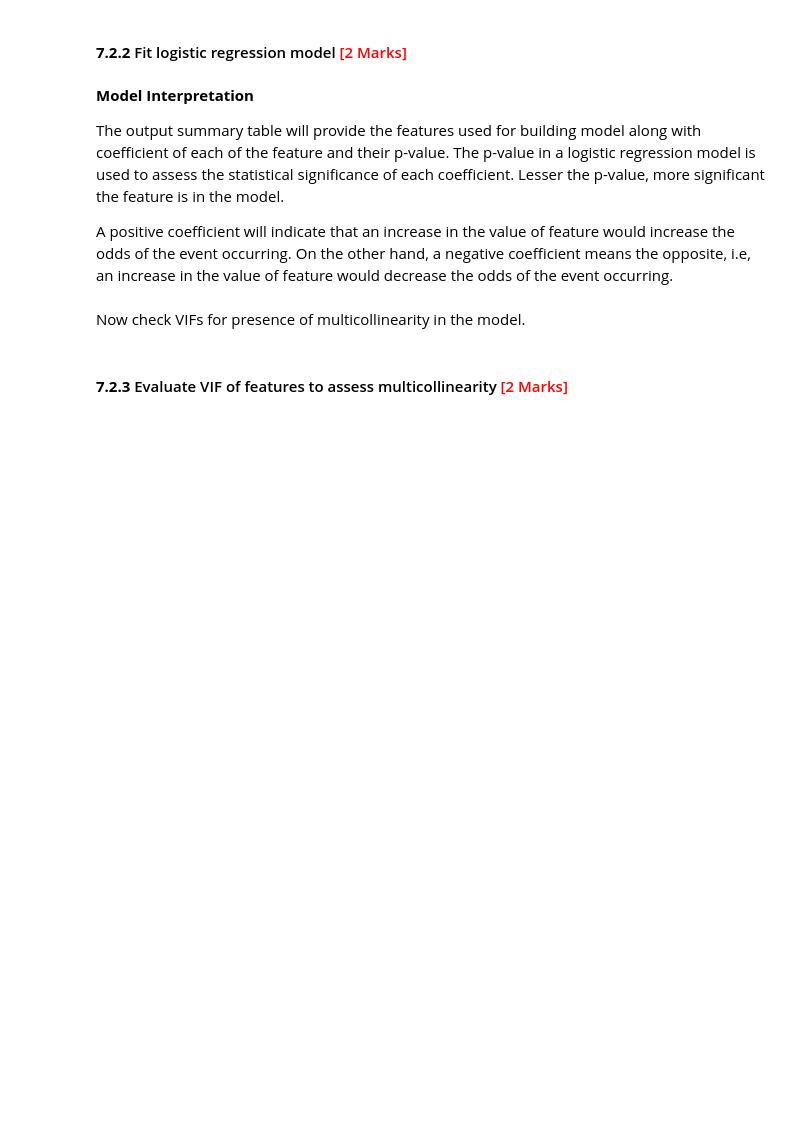
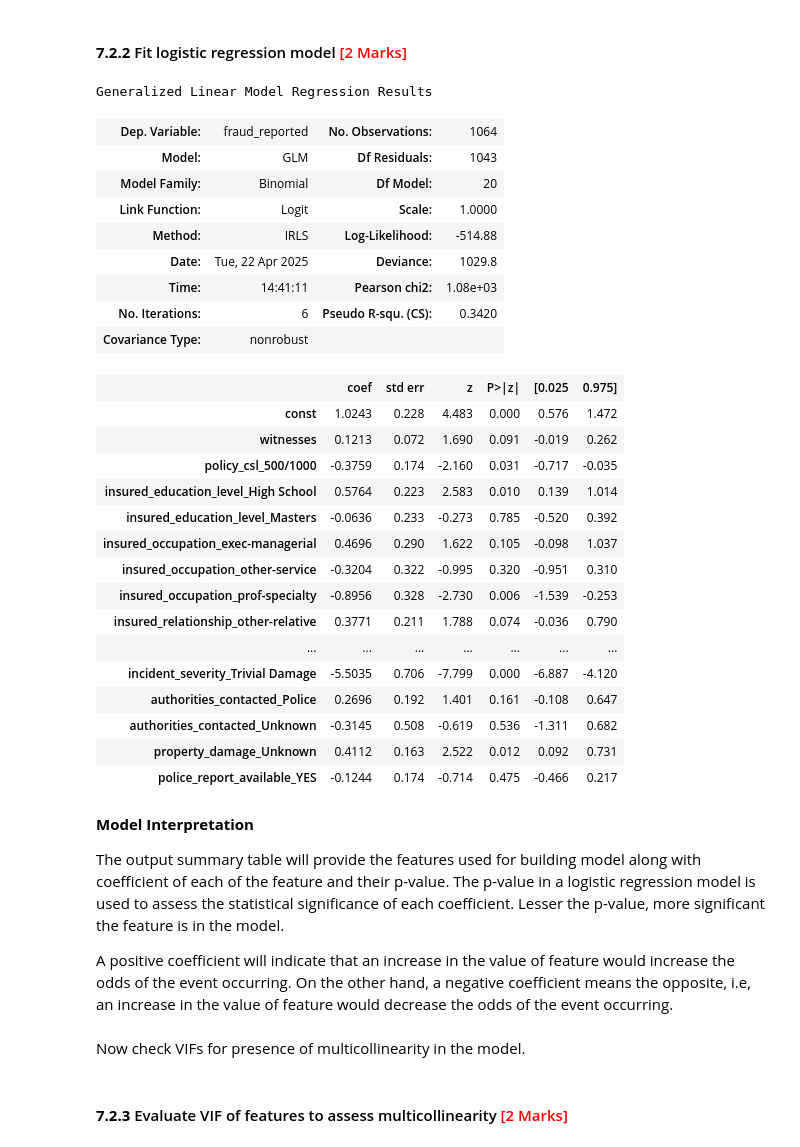
Before and after one commit to sunilkumarrudragada/Fraudulent_Claim_Detection, a Jupyter notebook: fraudulent_Claim_Detection.ipynb, the cells around one changed output. Drawn from its saved outputs; the diff is of its cells as text; code cells hidden in the pictures; blank space fills up the shorter version.

```diff
--- a/fraudulent_Claim_Detection.ipynb
+++ b/fraudulent_Claim_Detection.ipynb
@@ -1270,0 +1273,11 @@ Identify and select the most relevant features for building a logistic regressio
+# %%
+# Apply RFECV to identify the most relevant features
+log_reg=LogisticRegression(random_state=42)
+rfecv=RFECV(
+   estimator=log_reg,
+   step=1,
+   cv=StratifiedKFold(n_splits=5, shuffle=True, random_state=42),
+   scoring='accuracy',
+   min_features_to_select=20
+)
+rfecv.fit(X_train, y_train)
@@ -1274,3 +1315,5 @@ Identify and select the most relevant features for building a logistic regressio
 #### **7.1.2** Retain the selected features <font color="red">[1 Mark]</font>
 # %%
 # Put columns selected by RFECV into variable 'col'
+col=X_train.columns[rfecv.support_].tolist()
+print(f'list of columns {col}')
@@ -1281,3 +1326,5 @@ After selecting the optimal features using RFECV, utilise these features to buil
 #### **7.2.1** Select relevant features and add constant in training data <font color="red">[1 Mark]</font>
 # %%
 # Select only the columns selected by RFECV
+X_train_selected=X_train[col]
+X_train_selected.head()
@@ -1284,4 +1338,6 @@ After selecting the optimal features using RFECV, utilise these features to buil
 # %%
 # Import statsmodels and add constant
-
+import statsmodels.api as sm
+X_train_selected_constant=sm.add_constant(X_train_selected)
 # Check the data
+X_train_selected_constant.head()
@@ -1289,6 +1352,36 @@ After selecting the optimal features using RFECV, utilise these features to buil
 #### **7.2.2** Fit logistic regression model <font color="red">[2 Marks]</font>
 # %%
 # Fit a logistic Regression model on X_train after adding a constant and output the summary
+X_train_selected_constant=X_train_selected_constant.astype('float64')
+logm1 = sm.GLM(y_train, X_train_selected_constant, family = sm.families.Binomial())
+logm1.fit().summary()
+# %% [output]
+Generalized Linear Model Regression Results
+| Dep. Variable: | fraud_reported | No. Observations: | 1064 |
+| Model: | GLM | Df Residuals: | 1043 |
+| Model Family: | Binomial | Df Model: | 20 |
+| Link Function: | Logit | Scale: | 1.0000 |
+| Method: | IRLS | Log-Likelihood: | -514.88 |
+| Date: | Tue, 22 Apr 2025 | Deviance: | 1029.8 |
+| Time: | 14:41:11 | Pearson chi2: | 1.08e+03 |
+| No. Iterations: | 6 | Pseudo R-squ. (CS): | 0.3420 |
+| Covariance Type: | nonrobust |  |  |
+|  | coef | std err | z | P>|z| | [0.025 | 0.975] |
+| const | 1.0243 | 0.228 | 4.483 | 0.000 | 0.576 | 1.472 |
+| witnesses | 0.1213 | 0.072 | 1.690 | 0.091 | -0.019 | 0.262 |
+| policy_csl_500/1000 | -0.3759 | 0.174 | -2.160 | 0.031 | -0.717 | -0.035 |
+| insured_education_level_High School | 0.5764 | 0.223 | 2.583 | 0.010 | 0.139 | 1.014 |
+| insured_education_level_Masters | -0.0636 | 0.233 | -0.273 | 0.785 | -0.520 | 0.392 |
+| insured_occupation_exec-managerial | 0.4696 | 0.290 | 1.622 | 0.105 | -0.098 | 1.037 |
+| insured_occupation_other-service | -0.3204 | 0.322 | -0.995 | 0.320 | -0.951 | 0.310 |
+| insured_occupation_prof-specialty | -0.8956 | 0.328 | -2.730 | 0.006 | -1.539 | -0.253 |
+| insured_relationship_other-relative | 0.3771 | 0.211 | 1.788 | 0.074 | -0.036 | 0.790 |
+| ... | ... | ... | ... | ... | ... | ... |
+| incident_severity_Trivial Damage | -5.5035 | 0.706 | -7.799 | 0.000 | -6.887 | -4.120 |
+| authorities_contacted_Police | 0.2696 | 0.192 | 1.401 | 0.161 | -0.108 | 0.647 |
+| authorities_contacted_Unknown | -0.3145 | 0.508 | -0.619 | 0.536 | -1.311 | 0.682 |
+| property_damage_Unknown | 0.4112 | 0.163 | 2.522 | 0.012 | 0.092 | 0.731 |
+| police_report_available_YES | -0.1244 | 0.174 | -0.714 | 0.475 | -0.466 | 0.217 |
 # %% [markdown]
 **Model Interpretation**
 
```
Also changed, not shown: parts of 44 cells of this notebook.
